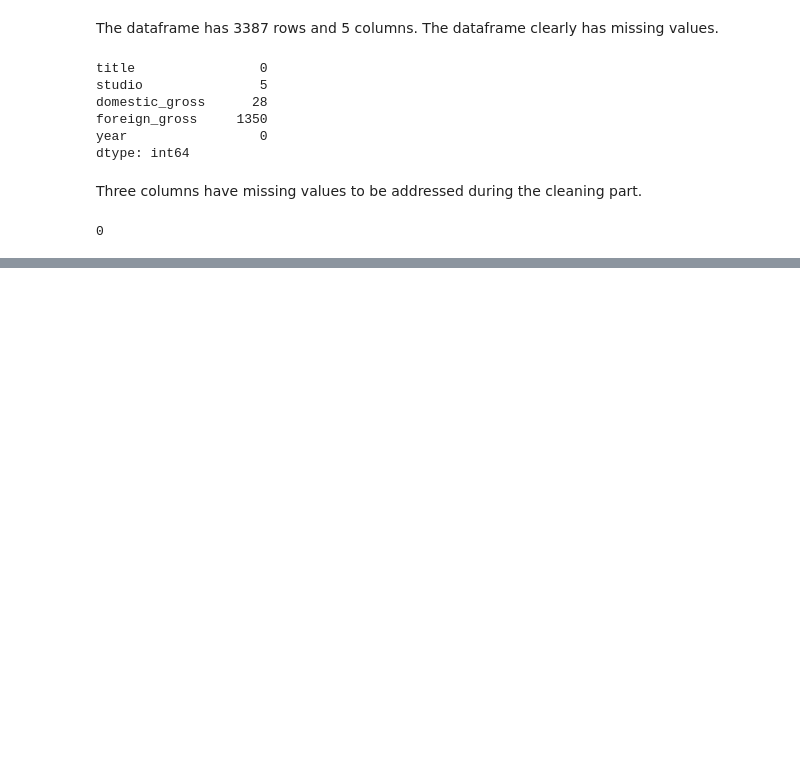
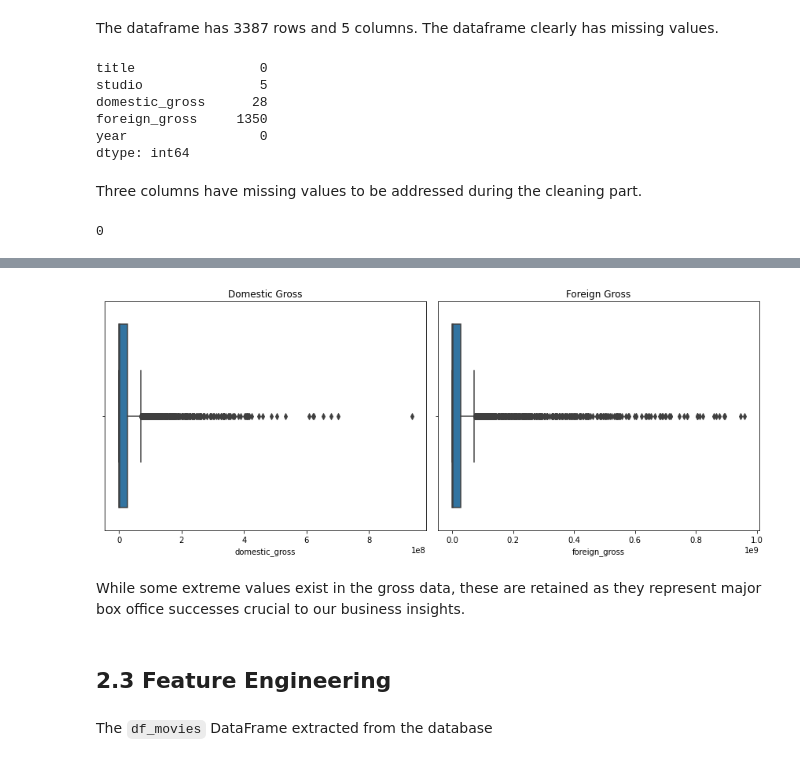
Before and after one commit to Limo-Vincent/Phase_2_project, a Jupyter notebook: student.ipynb, the cells around one changed output, grey strips where cells are left out. Cells and saved outputs as stored; diff of their text form; code cells hidden in the pictures; blank space fills up the shorter version.

```diff
--- a/student.ipynb
+++ b/student.ipynb
@@ -235,0 +496,6 @@ df.duplicated().sum()
+# %%
+# Since it’s a categorical column, i will Fill with "Unknown"
+df_bom['studio'].fillna("Unknown", inplace = True)
+
+# Check the Dataframe
+df_bom.isnull().sum()
@@ -235,0 +511,6 @@ df.duplicated().sum()
+# %%
+# Fill NaNa with 0
+df_bom['domestic_gross'].fillna(0, inplace = True)
+
+# Check the Dataframe
+df_bom.isnull().sum()
@@ -235,0 +526,5 @@ df.duplicated().sum()
+# %%
+df_bom['foreign_gross'].fillna(0, inplace = True)
+
+# Check the Dataframe
+df_bom.isnull().sum()
@@ -235,0 +568,28 @@ df.duplicated().sum()
+# %%
+# Convert foreign_gross to numeric
+df_bom['foreign_gross'] = pd.to_numeric(df_bom['foreign_gross'], errors='coerce')
+
+# Also convert domestic_gross just to be safe
+df_bom['domestic_gross'] = pd.to_numeric(df_bom['domestic_gross'], errors='coerce')
+# %%
+# Plot boxplots
+plt.figure(figsize = (12, 5))
+
+plt.subplot(1, 2, 1)
+sns.boxplot(x = df_bom['domestic_gross'])
+plt.title('Domestic Gross')
+
+plt.subplot(1, 2, 2)
+sns.boxplot(x = df_bom['foreign_gross'])
+plt.title('Foreign Gross')
+
+plt.tight_layout()
+plt.show()
+# %% [output]
+[figure, added]
+# %% [markdown]
+While some extreme values exist in the gross data, these are retained as they represent major box office successes crucial to our business insights.
+# %% [markdown]
+## 2.3 Feature Engineering
+# %% [markdown]
+The `df_movies` DataFrame extracted from the database
```
Also changed, not shown: parts of 92 cells of this notebook, 1 other file.
